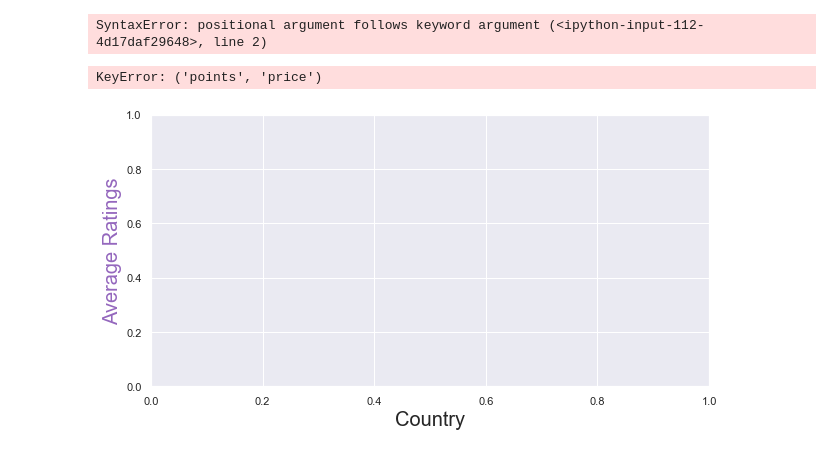
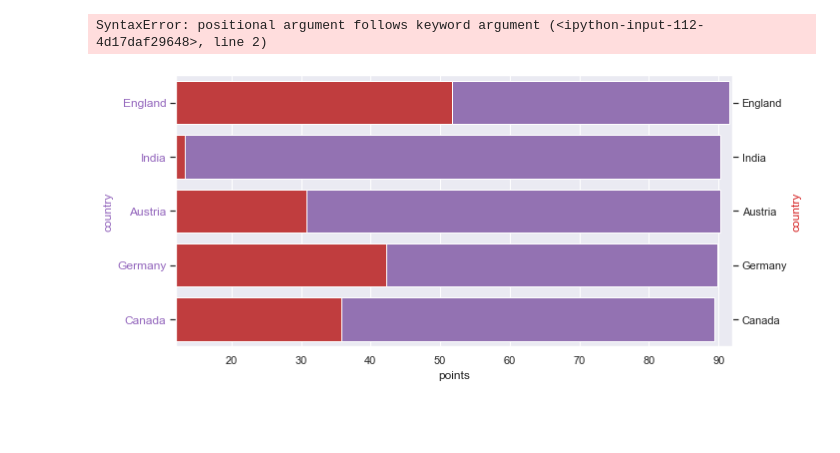
Before and after one commit to Nima-Sayyah/Drink-by-Data, a Jupyter notebook: Drink by Data (NS).ipynb, the cells around one changed output. Drawn from its saved outputs; the diff is of its cells as text; code cells hidden in the pictures; blank space fills up the shorter version.

```diff
--- a/Drink by Data (NS).ipynb
+++ b/Drink by Data (NS).ipynb
@@ -367,22 +367,22 @@ plt.ylabel('Number of Ratings');
 # %% [output]
 SyntaxError: positional argument follows keyword argument (<ipython-input-112-4d17daf29648>, line 2)
 # %%
+
 fig, ax1 = plt.subplots(figsize = (10,5))
+color = 'tab:purple'
+ax1.set_xlabel('Country', fontsize=12)
+ax1.set_ylabel('Average Ratings', color=color, fontsize=12)
 
-color = 'tab:purple'
-ax1.set_xlabel('Country', fontsize=20)
-ax1.set_ylabel('Average Ratings', color=color, fontsize=20)
 
-ax1.plot(x=df_top_points.index, y=df_top_points['points','price'], kind="bar")
-#ax1.tick_params(axis='y', labelcolor=color, labelsize = 20)
+sns.barplot(df_top_points['points'],df_top_points.index, color=color)
+ax1.tick_params(axis='y', labelcolor=color, labelsize = 12)
 
-#ax2 = ax1.twinx()  # instantiate a second axes that shares the same x-axis
-
-#color = 'tab:red'
-#ax2.set_ylabel('Price', color=color, fontsize=20)  # we already handled the x-label with ax1
-#ax2.plot(x=df_top_points.index, y=df_top_points['price'], color=color)
-#ax2.tick_params(axis='y', labelcolor=color, labelsize = 20)
+ax2 = ax1.twinx()  # instantiate a second axes that shares the same x-axis
+plt.xlim(12, 92)
+color = 'tab:red'
+ax2.set_ylabel('Price', color=color, fontsize=12)  # we already handled the x-label with ax1
+sns.barplot(df_top_points['price'],df_top_points.index,color=color)
+ax2.tick_params(axis='x', labelcolor=color, labelsize = 12)
 # %% [output]
-KeyError: ('points', 'price')
-[figure, old version]
+[figure, new version]
 # %%
```
Also changed, not shown: parts of 2 cells of this notebook.
